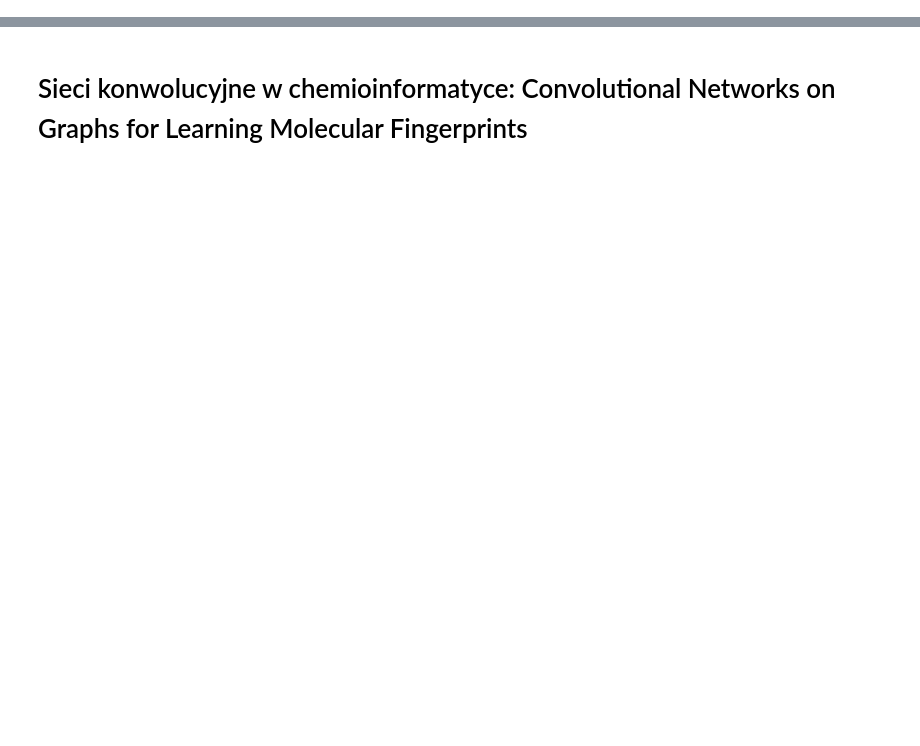
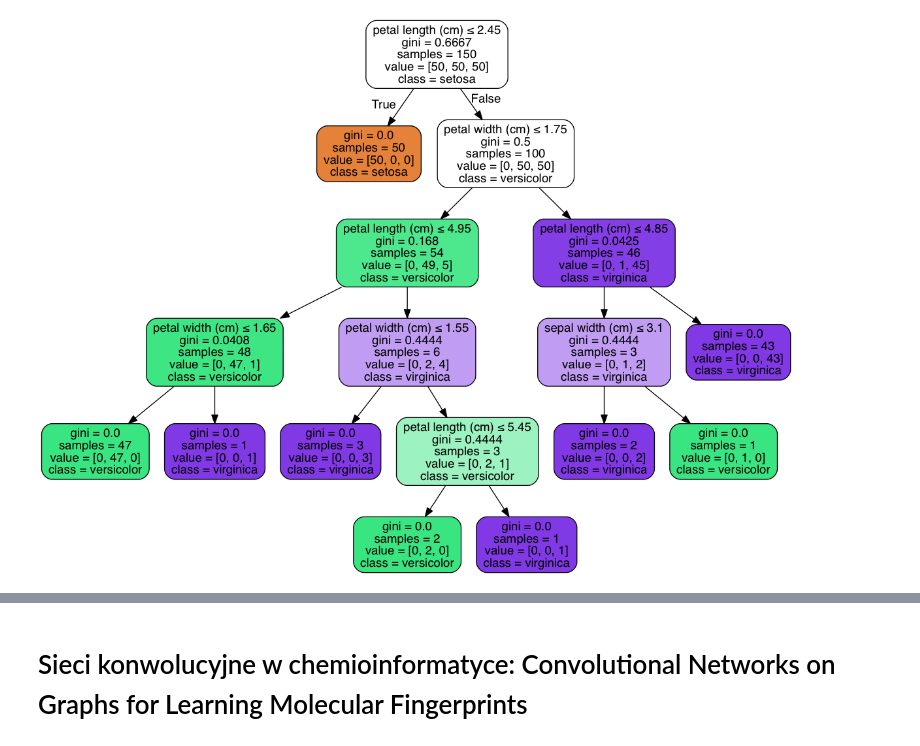
Before and after one commit to Slowika/metodyAI, a Jupyter notebook: MetodyAI - Convolutional Networks on Graphs for Learning Molecular Fingerprints.ipynb, the cells around one changed output, grey strips where cells are left out. Drawn from its saved outputs; the diff is of its cells as text; code cells hidden in the pictures; blank space fills up the shorter version.

```diff
--- a/MetodyAI - Convolutional Networks on Graphs for Learning Molecular Fingerprints.ipynb
+++ b/MetodyAI - Convolutional Networks on Graphs for Learning Molecular Fingerprints.ipynb
@@ -27,0 +74,26 @@ $.getScript('https://kmahelona.github.io/ipython_notebook_goodies/ipython_notebo
+# %%
+from sklearn.datasets import load_iris
+from sklearn import tree
+import pydotplus
+
+iris = load_iris()
+clf = tree.DecisionTreeClassifier()
+clf = clf.fit(iris.data, iris.target)
+
+with open("iris.dot", 'w') as f:
+     f = tree.export_graphviz(clf, out_file=f)
+import os
+os.unlink('iris.dot')
+
+from IPython.display import Image
+dot_data = tree.export_graphviz(clf, out_file=None,
+                         feature_names=iris.feature_names,
+                         class_names=iris.target_names,
+                         filled=True, rounded=True,
+                         special_characters=True)
+graph = pydotplus.graph_from_dot_data(dot_data)
+Image(graph.create_png())
+
+#source: http://scikit-learn.org/stable/modules/tree.html
+# %% [output]
+[figure, added]
```
Also changed, not shown: parts of 23 cells of this notebook.
